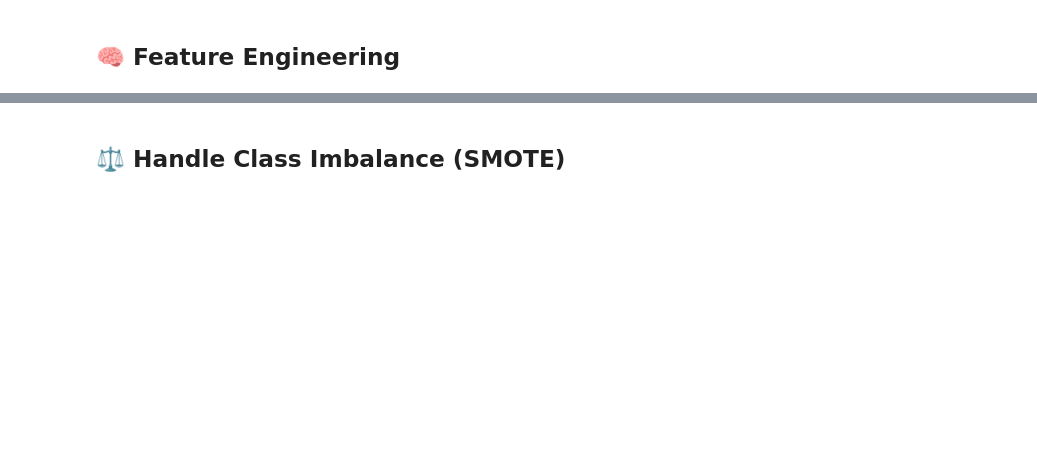
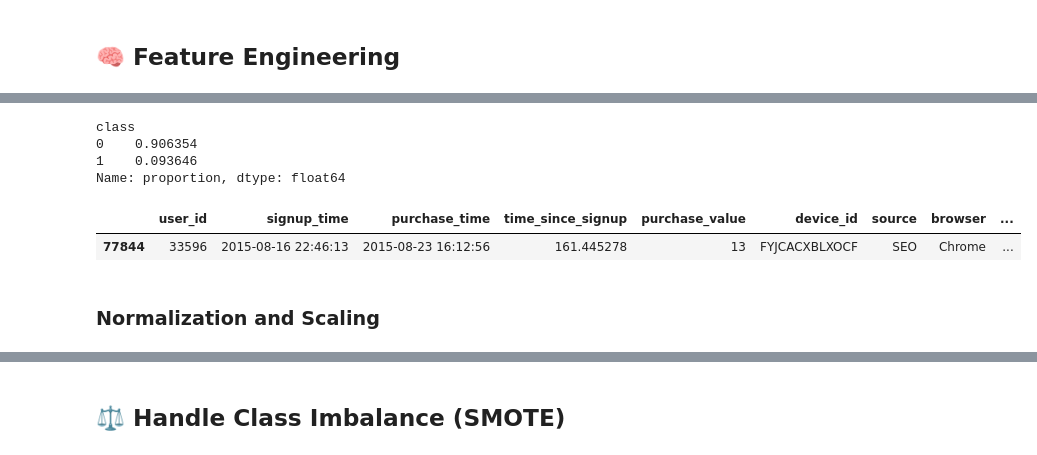
Before and after one commit to Teshager21/frauddetection-ecommerce-banking, a Jupyter notebook: notebooks/exploratory/01_preprocessing_and_EDA.ipynb, the cells around one changed output, grey strips where cells are left out. Cells and saved outputs as stored; diff of their text form; code cells hidden in the pictures; blank space fills up the shorter version.

```diff
--- a/notebooks/exploratory/01_preprocessing_and_EDA.ipynb
+++ b/notebooks/exploratory/01_preprocessing_and_EDA.ipynb
@@ -181,0 +259,15 @@ merged_df.sample(5)
+# %%
+#Handle Class Imbalance
+fraud_df['class'].value_counts(normalize=True)
+# %% [output]
+class
+0    0.906354
+1    0.093646
+Name: proportion, dtype: float64
+# %%
+final_df.sample(1)
+# %% [output]
+|  | user_id | signup_time | purchase_time | time_since_signup | purchase_value | device_id | source | browser | ... |
+| 77844 | 33596 | 2015-08-16 22:46:13 | 2015-08-23 16:12:56 | 161.445278 | 13 | FYJCACXBLXOCF | SEO | Chrome | ... |
+# %% [markdown]
+### Normalization and Scaling
```
Also changed, not shown: parts of 23 cells of this notebook.
